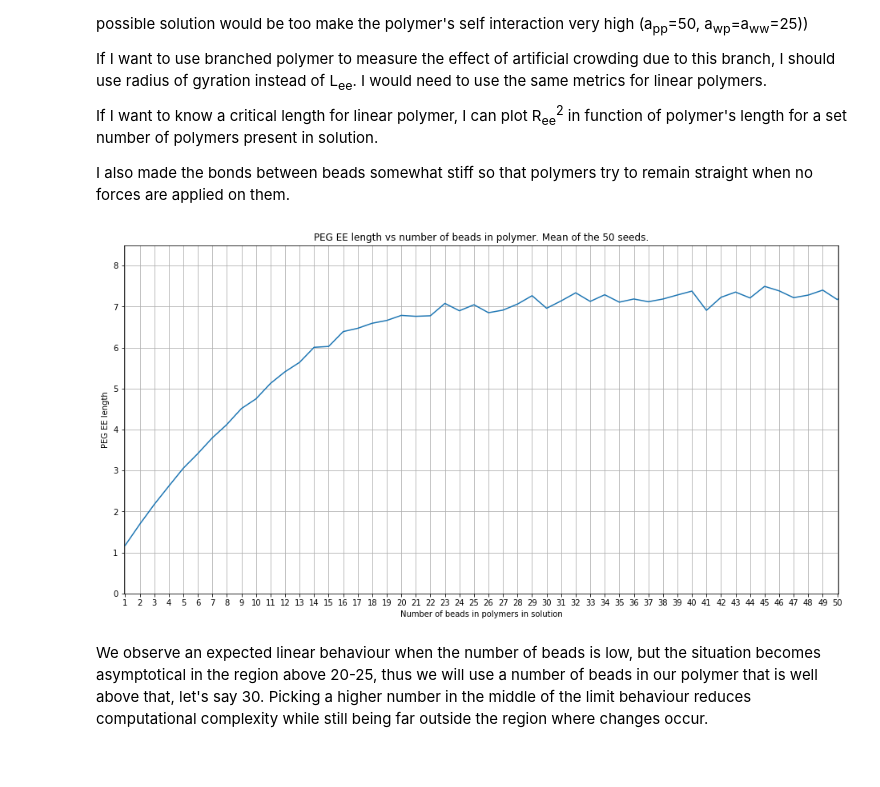
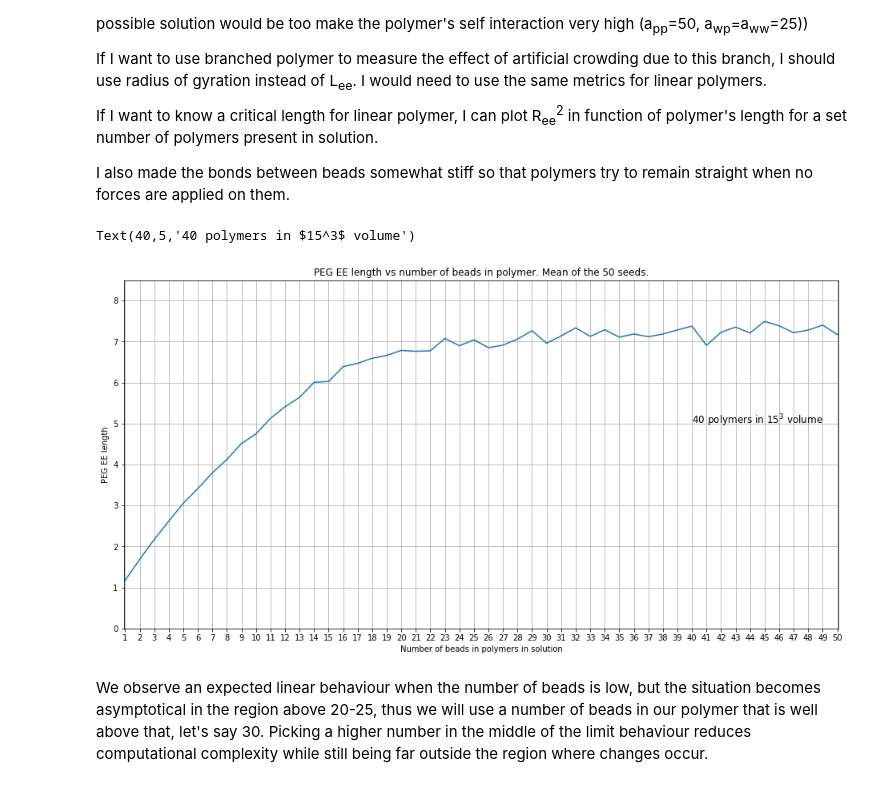
Before and after one commit to WizardingDragon/CCB-Homework-II, a Jupyter notebook: Analysis.ipynb, the cells around one changed output. Drawn from its saved outputs; the diff is of its cells as text; code cells hidden in the pictures.

```diff
--- a/Analysis.ipynb
+++ b/Analysis.ipynb
@@ -108,25 +108,27 @@ I also made the bonds between beads somewhat stiff so that polymers try to remai
 # %%
 # Imports the data and puts it into a pandas dataframe
 advanced_df3 = pd.read_csv('Results/2019.11.13-181218/results.log',sep='\t', header = 0)
 # Rename the column to drop the '\t'
 advanced_df3.columns=['N_bead','Mean','Std','Seed','FracP']
 
 # Takes the mean for all seeds, then plot mean Ree length for all seeds vs number of polymers in solution
 advanced_df3_mean = advanced_df3.groupby(['N_bead']).mean()
 
 plt.figure(figsize=(16,8))
 plt.plot(advanced_df3_mean.index, advanced_df3_mean.Mean)
 
 plt.xlabel('Number of beads in polymers in solution')
 plt.ylabel('PEG EE length')
 plt.title('PEG EE length vs number of beads in polymer. Mean of the 50 seeds.')
 
 plt.xlim([.9,50.1])
 plt.ylim([0,advanced_df3_mean.Mean.max()+1])
 plt.grid(which='both')
-plt.xticks(range(1,51,1));
+plt.xticks(range(1,51,1))
+plt.text(40,5,'40 polymers in $15^3$ volume', fontsize=12)
 # %% [output]
+Text(40,5,'40 polymers in $15^3$ volume')
-[figure, old version]
+[figure, new version]
 # %% [markdown]
 We observe an expected linear behaviour when the number of beads is low, but the situation becomes asymptotical in the region above 20-25, thus we will use a number of beads in our polymer that is well above that, let's say 30.
 Picking a higher number in the middle of the limit behaviour reduces computational complexity while still being far outside the region where changes occur.
```
Also changed, not shown: parts of 1 cell of this notebook, 1 other file.
